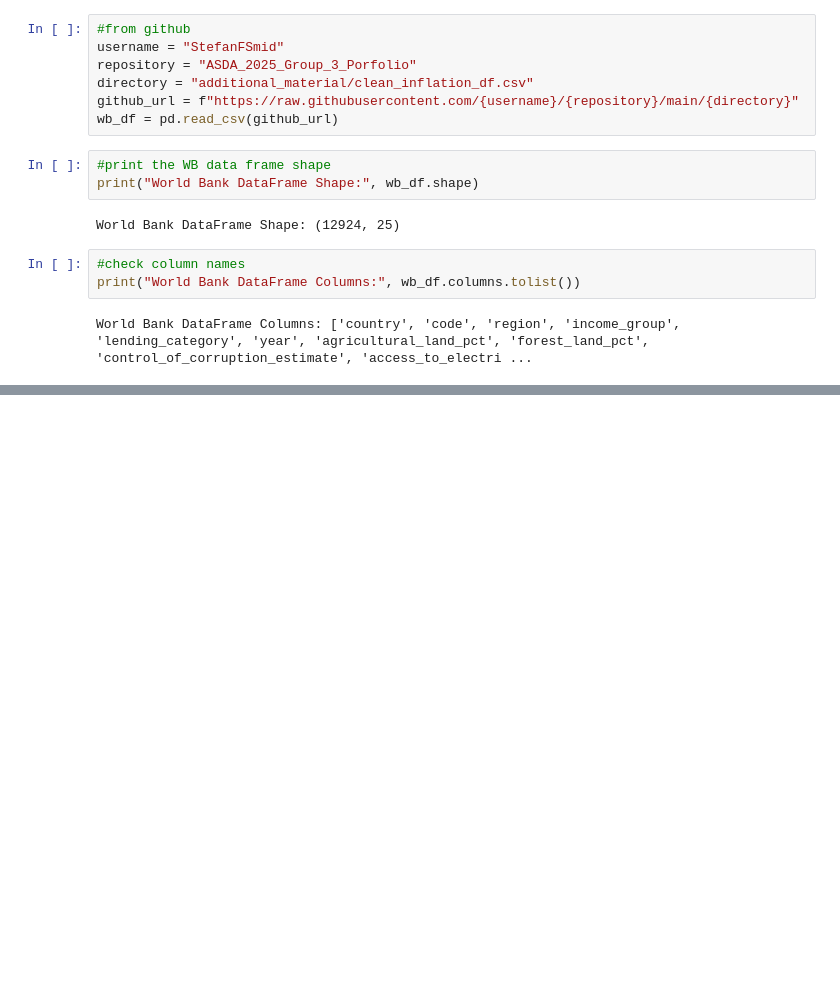
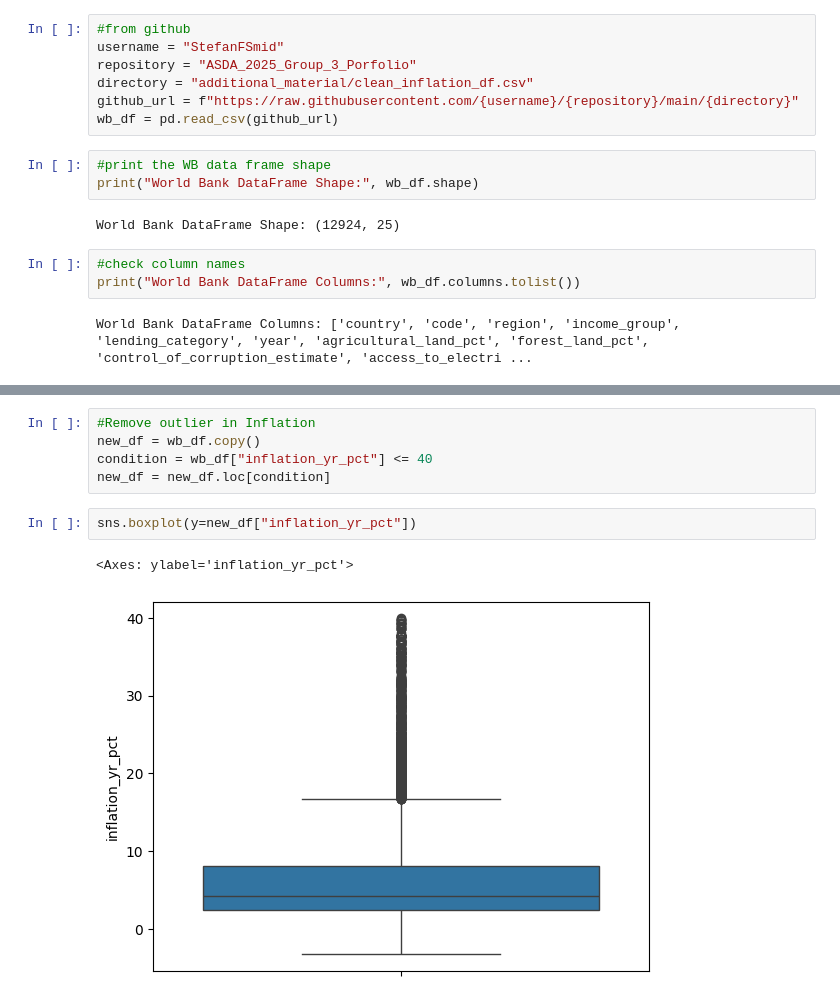
Before and after one commit to StefanFSmid/ASDA_2025_Group_3_Porfolio, a Jupyter notebook: notebooks/week_06_group_3_notebook.ipynb, the cells around one changed output, grey strips where cells are left out. Drawn from its saved outputs; the diff is of its cells as text; blank space fills up the shorter version.

```diff
--- a/notebooks/week_06_group_3_notebook.ipynb
+++ b/notebooks/week_06_group_3_notebook.ipynb
@@ -24,0 +73,10 @@ World Bank DataFrame Columns: ['country', 'code', 'region', 'income_group', 'len
+# %%
+#Remove outlier in Inflation
+new_df = wb_df.copy()
+condition = wb_df["inflation_yr_pct"] <= 40
+new_df = new_df.loc[condition]
+# %%
+sns.boxplot(y=new_df["inflation_yr_pct"])
+# %% [output]
+<Axes: ylabel='inflation_yr_pct'>
+[figure, added]
```
Also changed, not shown: parts of 20 cells of this notebook.
